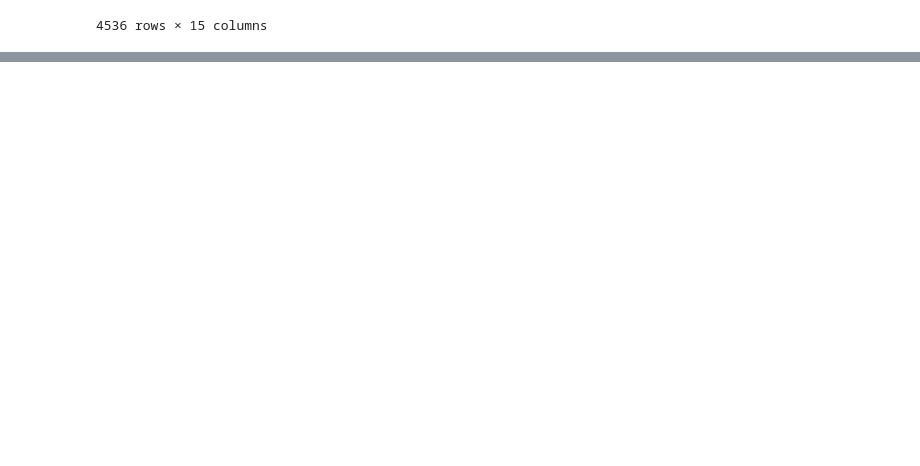
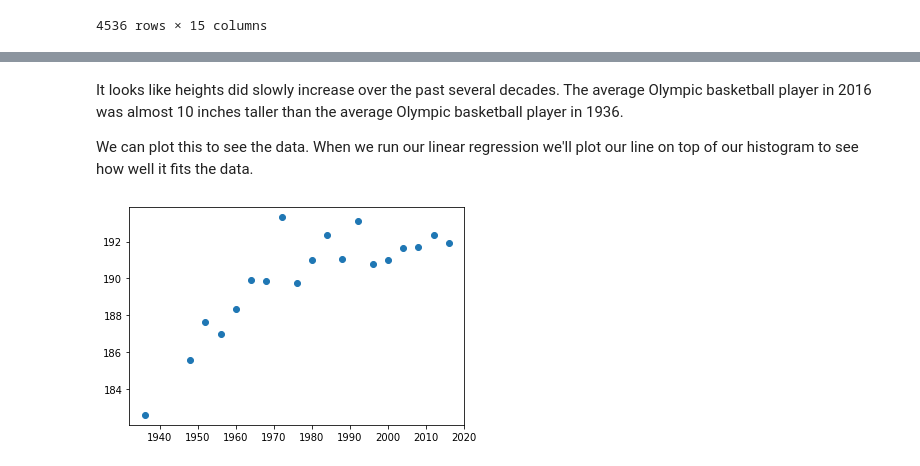
Before and after one commit to NWhite-7/Practice, a Jupyter notebook: machine_learning/linear_regression_practice.ipynb, the cells around one changed output, grey strips where cells are left out. Drawn from its saved outputs; the diff is of its cells as text; code cells hidden in the pictures; blank space fills up the shorter version.

Commit message:
Visualize data

```diff
--- a/machine_learning/linear_regression_practice.ipynb
+++ b/machine_learning/linear_regression_practice.ipynb
@@ -67,0 +74,3 @@ basketball_data
+# %%
+basketball_grouped = basketball_data.groupby('Year').Height.mean().reset_index()
+basketball_grouped
@@ -67,0 +95,9 @@ basketball_data
+# %% [markdown]
+It looks like heights did slowly increase over the past several decades. The average Olympic basketball player in 2016 was almost 10 inches taller than the average Olympic basketball player in 1936.
+
+We can plot this to see the data. When we run our linear regression we'll plot our line on top of our histogram to see how well it fits the data.
+# %%
+plt.plot(basketball_grouped.Year, basketball_grouped.Height, 'o')
+plt.show()
+# %% [output]
+[figure, added]
```
Also changed, not shown: parts of 4 cells of this notebook.
